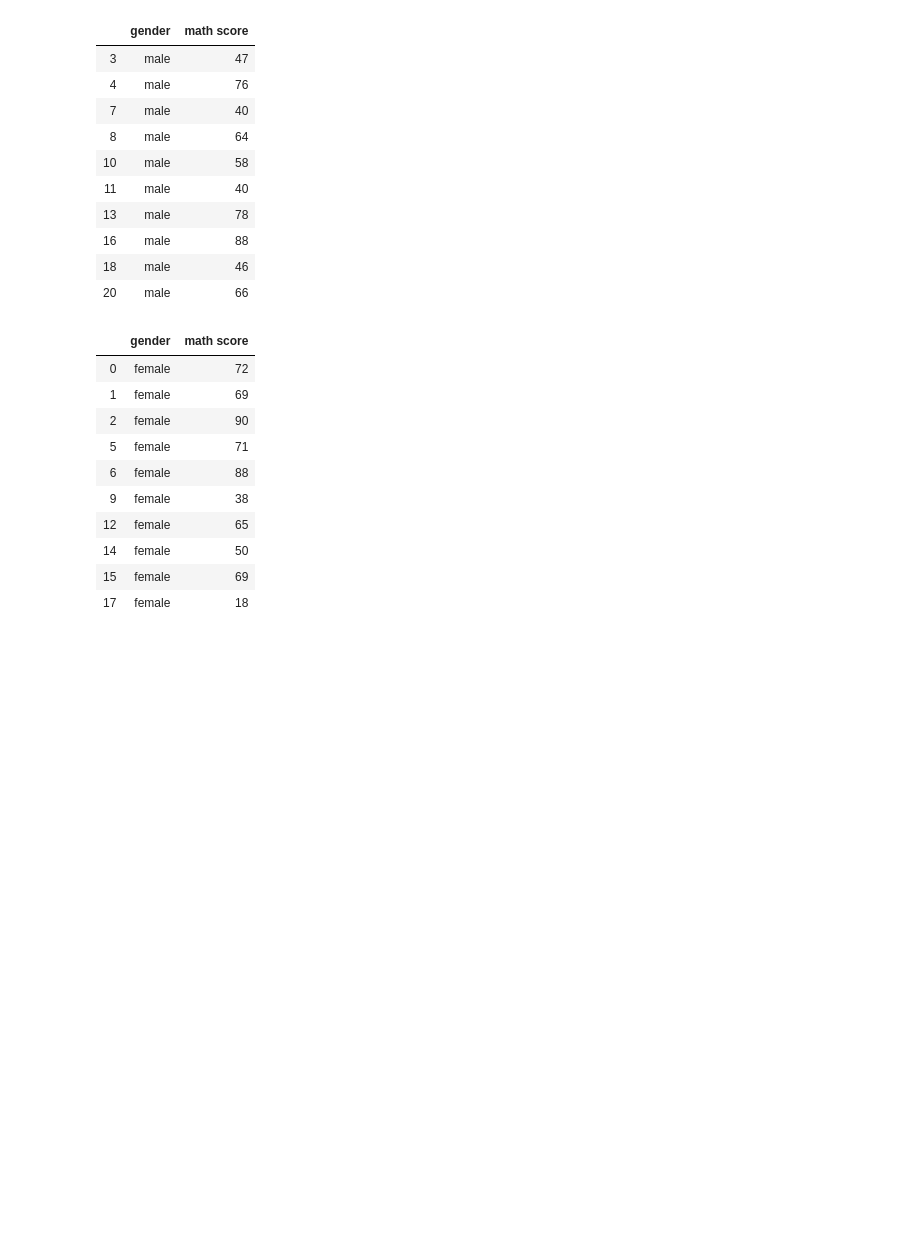
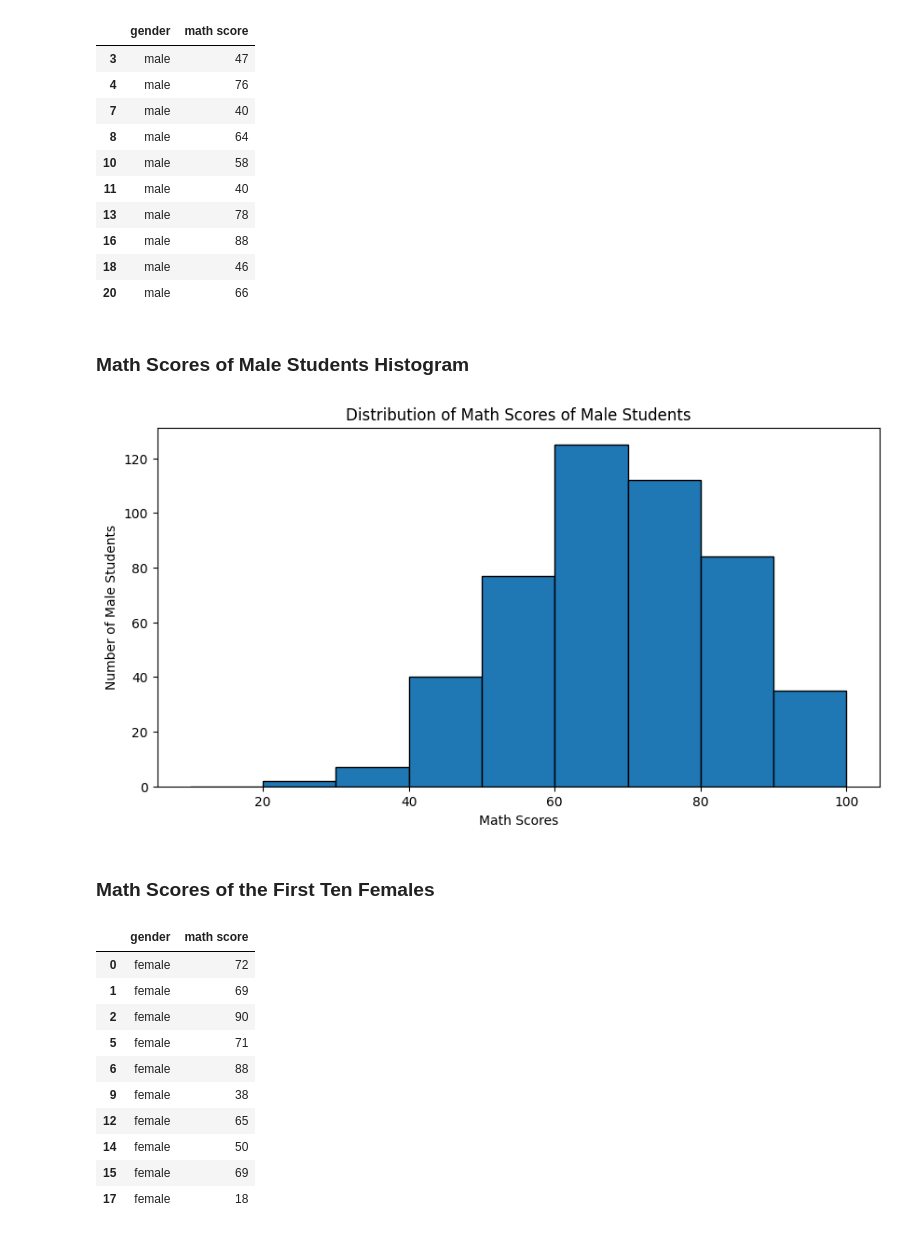
Before and after one commit to CS-4412-Data-Mining/student-exam-scores-predictions, a Jupyter notebook: basic_visualizations.ipynb, the cells around one changed output. Saved outputs shown, nothing was run; the diff lists cells and outputs as text; code cells hidden in the pictures; blank space fills up the shorter version.

Commit message:
Refactored basic_visualizations.ipynb

```diff
--- a/basic_visualizations.ipynb
+++ b/basic_visualizations.ipynb
@@ -3,6 +7,6 @@ import pandas as pd
 import matplotlib.pyplot as plt
 %matplotlib inline
 # %%
-dataset = pd.read_csv('StudentsPerformance.csv')
+csv_data = pd.read_csv('StudentsPerformance.csv')
 # %%
-df = pd.DataFrame(dataset)
+df = pd.DataFrame(csv_data)
@@ -47,6 +72,23 @@ math_gender_males.head(10)
 | 16 | male | 88 |
 | 18 | male | 46 |
 | 20 | male | 66 |
+# %% [markdown]
+### Math Scores of Male Students Histogram
+# %%
+score_bins = [10,20,30,40,50,60,70,80,90,100]
+
+male_math_scores = math_gender_males['math score']
+male_math_scores_fig = plt.figure(figsize = (10,5))
+
+plt.hist(male_math_scores, score_bins, edgecolor='black')
+plt.xlabel('Math Scores')
+plt.ylabel('Number of Male Students')
+plt.title('Distribution of Math Scores of Male Students')
+plt.show()
+# %% [output]
+[figure, added]
+# %% [markdown]
+### Math Scores of the First Ten Females
 # %%
 math_gender_females = math_gender[math_gender['gender']=='female']
 # %%
```
Also changed, not shown: parts of 358 cells of this notebook.
